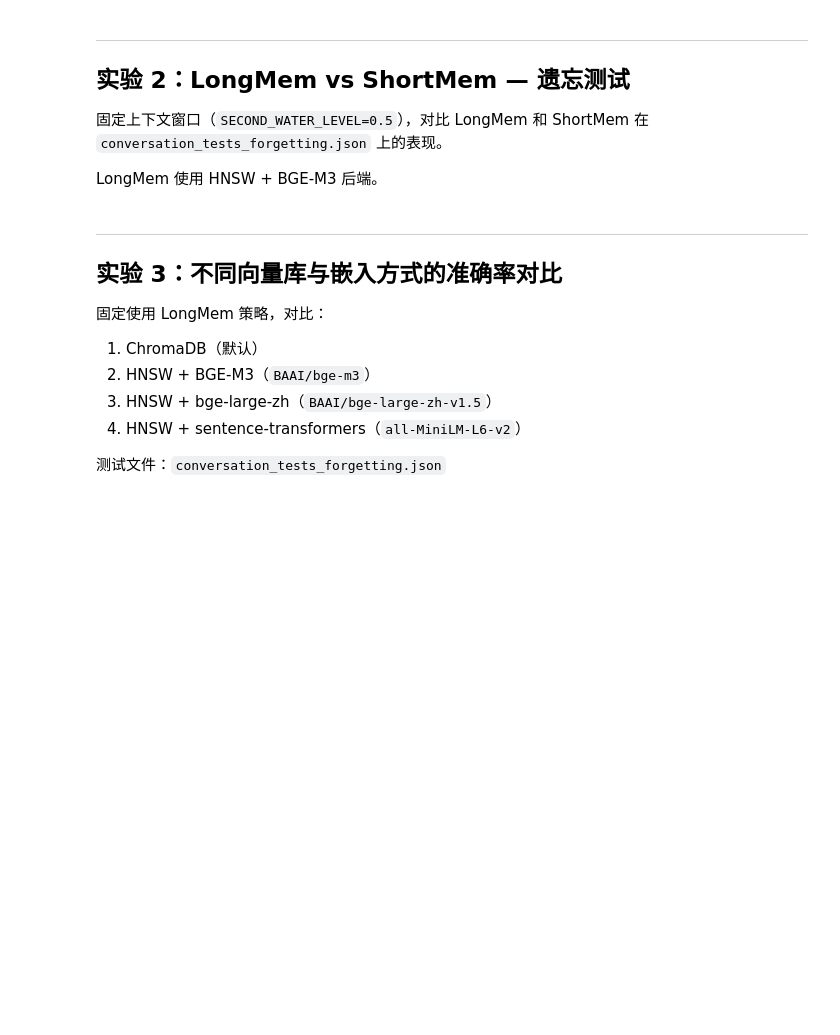
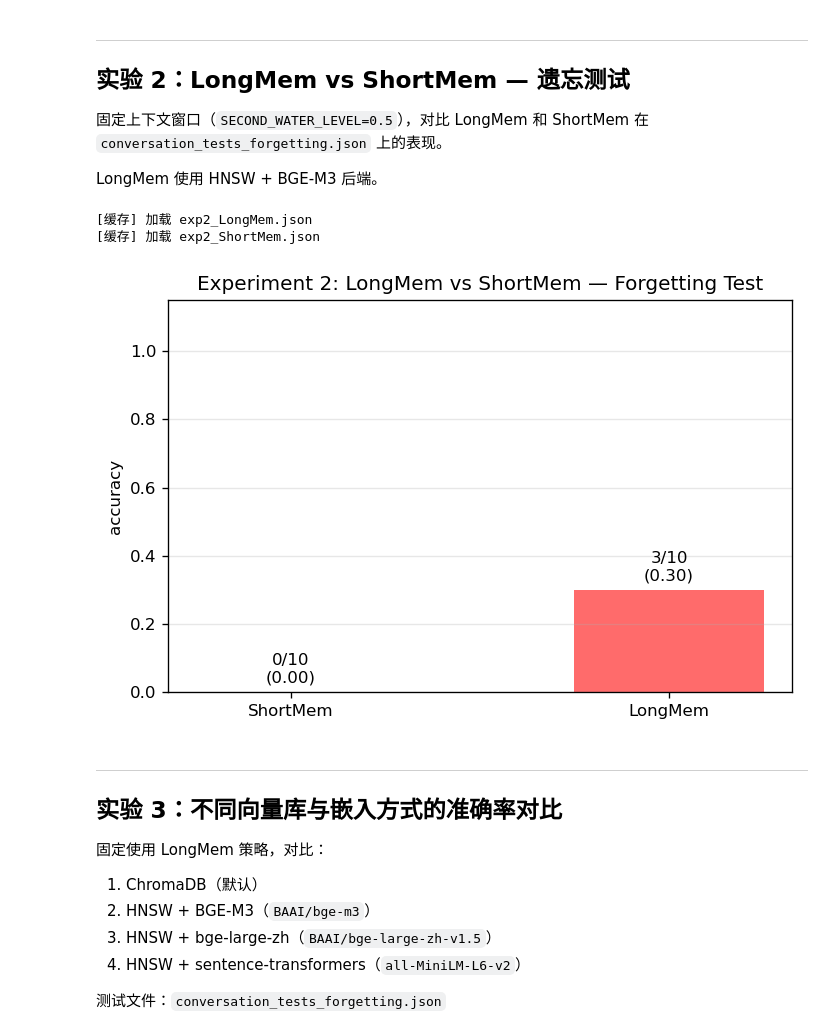
Before and after one commit to hujinda-art/core, a Jupyter notebook: experiments.ipynb, the cells around one changed output. Cells and saved outputs as stored; diff of their text form; code cells hidden in the pictures; blank space fills up the shorter version.

```diff
--- a/experiments.ipynb
+++ b/experiments.ipynb
@@ -230,8 +230,7 @@ print('\n'.join([
 LongMem 使用 HNSW + BGE-M3 后端。
 # %%
 exp2_configs = [
-    {'tag': f'exp2_{s}', 'strategies': s, 'test_file': 'conversation_tests_forgetting.json',
-     'env': {'LONG_MEM_BACKEND': 'hnsw', 'HNSW_EMBEDDING': 'bge-m3', 'HNSW_EMBEDDING_DEVICE': 'cuda'}}
+    {'tag': f'exp2_{s}', 'strategies': s, 'test_file': 'conversation_tests_forgetting.json'}
      if s == 'LongMem' else
      {'tag': f'exp2_{s}', 'strategies': s, 'test_file': 'conversation_tests_forgetting.json'}
     for s in ['ShortMem', 'LongMem']
@@ -247,22 +246,27 @@ for s, summary in zip(['ShortMem', 'LongMem'], exp2_summaries):
         'passed': p,
         'total': t,
     })
+# %% [output]
+[缓存] 加载 exp2_LongMem.json
+[缓存] 加载 exp2_ShortMem.json
 # %%
 fig, ax = plt.subplots(figsize=(6, 4))
 names = [r['strategy'] for r in exp2_results]
 scores = [r['score'] for r in exp2_results]
 bars = ax.bar(names, scores, color=['#4ECDC4', '#FF6B6B'], width=0.5)
 for bar, r in zip(bars, exp2_results):
     ax.text(bar.get_x() + bar.get_width()/2, bar.get_height() + 0.02,
             f'{r["passed"]}/{r["total"]}\n({r["score"]:.2f})',
             ha='center', va='bottom', fontsize=10)
 ax.set_ylim(0, 1.15)
-ax.set_ylabel('准确率')
-ax.set_title('实验 2：LongMem vs ShortMem — 遗忘测试')
+ax.set_ylabel('accuracy')
+ax.set_title('Experiment 2: LongMem vs ShortMem — Forgetting Test')
 ax.grid(True, axis='y', alpha=0.3)
 plt.tight_layout()
 plt.savefig(RESULT_DIR / 'exp2_longmem_vs_shortmem_forgetting.png', dpi=150)
 plt.show()
+# %% [output]
+[figure, added]
 # %% [markdown]
 ---
 ## 实验 3：不同向量库与嵌入方式的准确率对比
```
Also changed, not shown: parts of 5 cells of this notebook, 4 other files.
